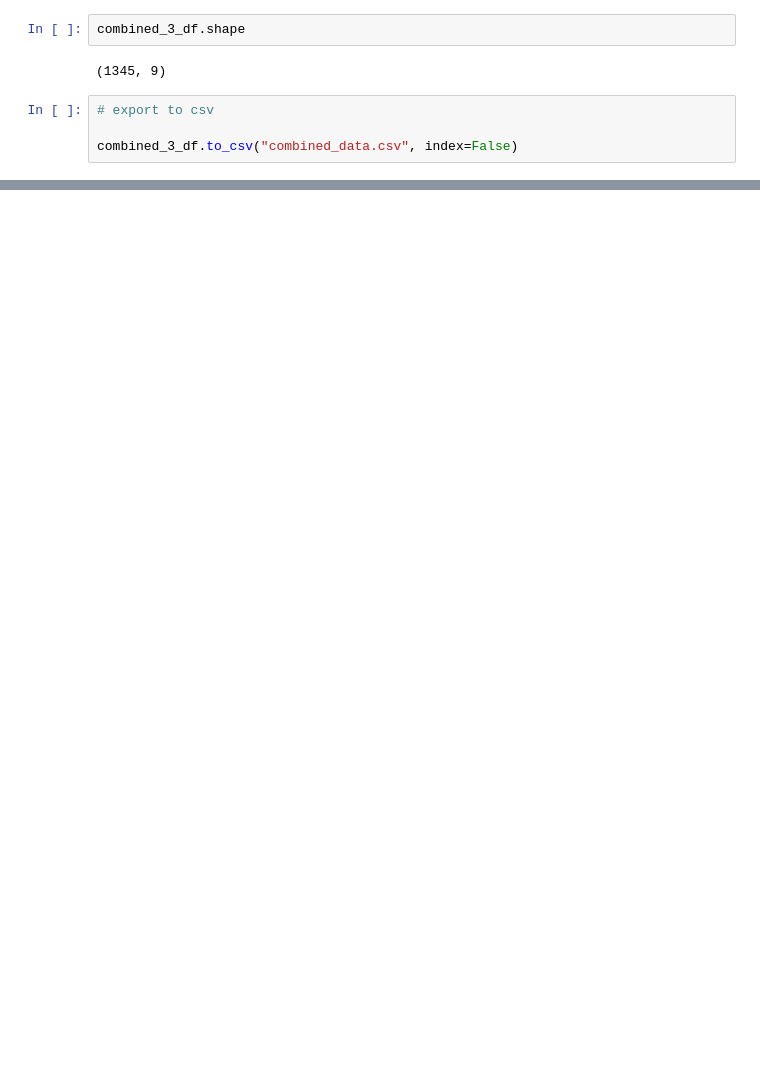
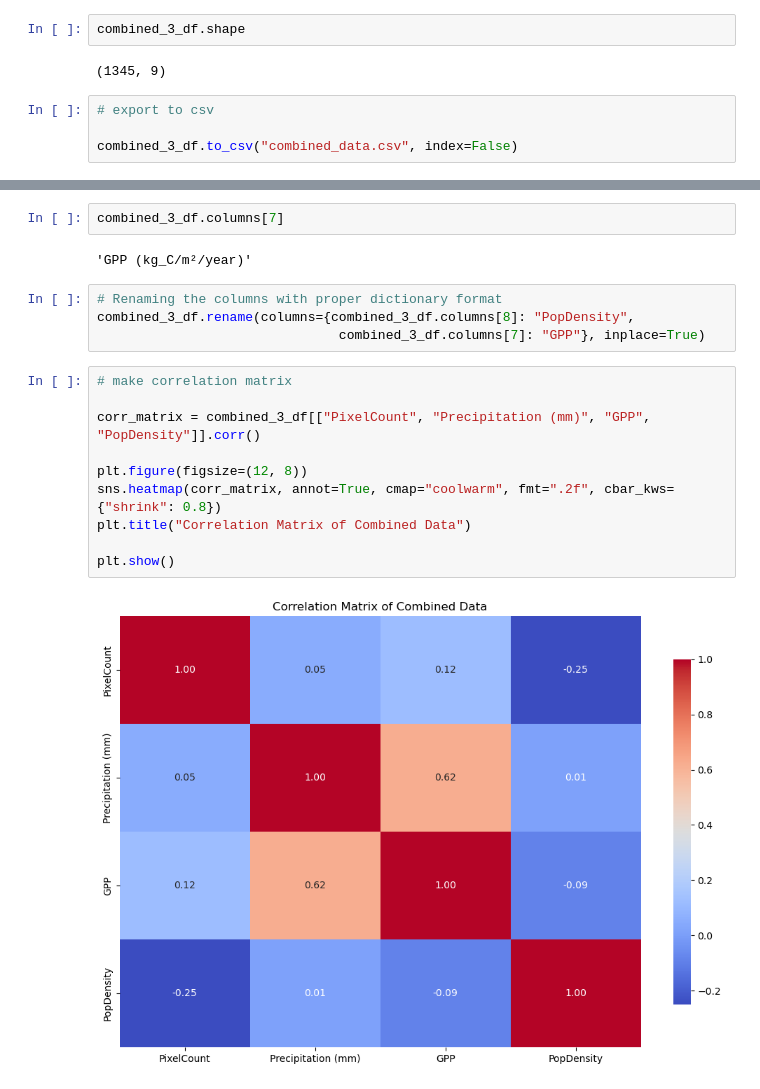
Before and after one commit to frenicohansen/okegaz-g20, a Jupyter notebook: backend/EDA/EDA.ipynb, the cells around one changed output, grey strips where cells are left out. Drawn from its saved outputs; the diff is of its cells as text; blank space fills up the shorter version.

```diff
--- a/backend/EDA/EDA.ipynb
+++ b/backend/EDA/EDA.ipynb
@@ -639,3 +619,23 @@ combined_3_df.head(30)
 | 27 | 2010 | El Ghaira | 7 | 140 | 22.690438 | Open Shrublands | 297.400909 | ... |
 | 28 | 2010 | El Ghaira | 10 | 224 | 36.304700 | Grasslands | 297.400909 | ... |
 | 29 | 2010 | El Ghaira | 16 | 253 | 41.004862 | Barren or Sparsely Vegetated | 297.400909 | ... |
+# %%
+combined_3_df.columns[7]
+# %% [output]
+'GPP (kg_C/m²/year)'
+# %%
+# Renaming the columns with proper dictionary format
+combined_3_df.rename(columns={combined_3_df.columns[8]: "PopDensity",
+                               combined_3_df.columns[7]: "GPP"}, inplace=True)
+# %%
+# make correlation matrix
+
+corr_matrix = combined_3_df[["PixelCount", "Precipitation (mm)", "GPP", "PopDensity"]].corr()
+
+plt.figure(figsize=(12, 8))
+sns.heatmap(corr_matrix, annot=True, cmap="coolwarm", fmt=".2f", cbar_kws={"shrink": 0.8})
+plt.title("Correlation Matrix of Combined Data")
+
+plt.show()
+# %% [output]
+[figure, added]
```
Also changed, not shown: parts of 16 cells of this notebook, 20 other files.
